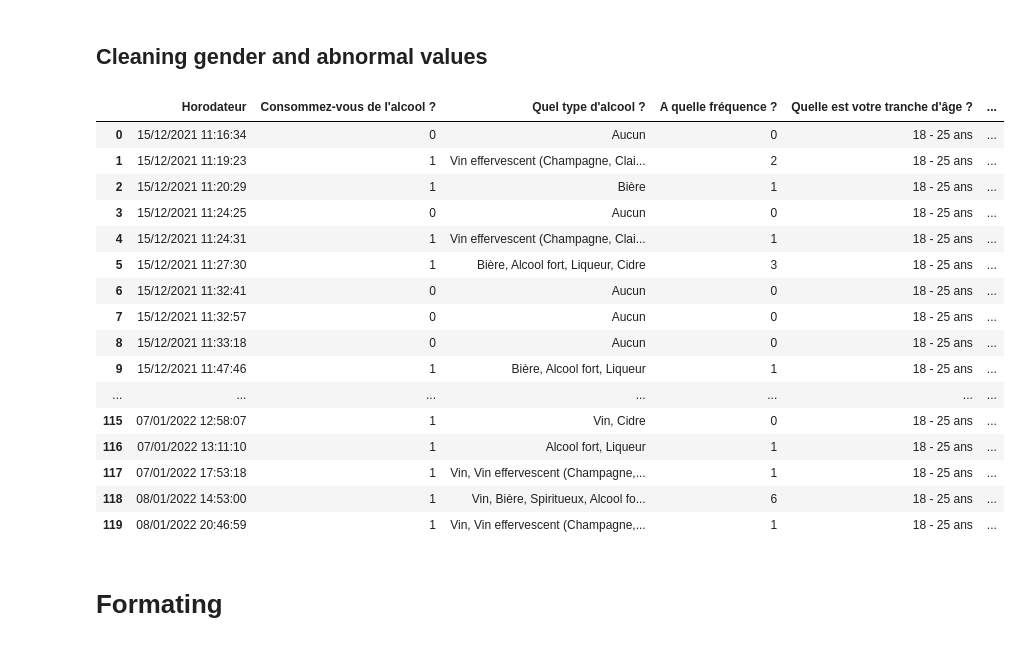
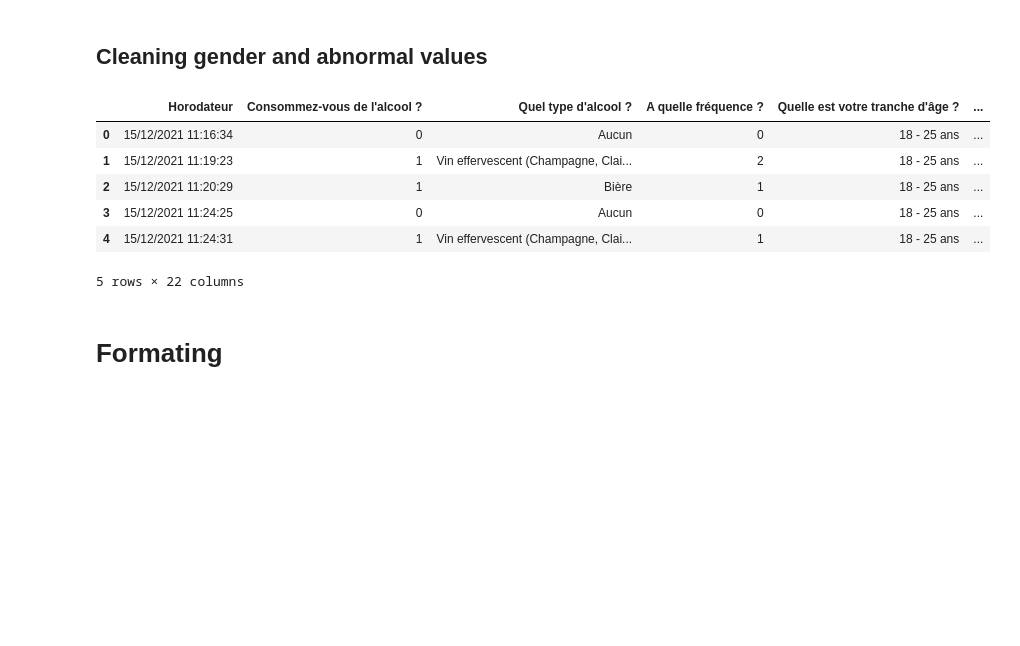
Before and after one commit to MattiasKockum/SegmentationDeClienteleAnalyseDeDonnees, a Jupyter notebook: Analyse.ipynb, the cells around one changed output. Saved outputs shown, nothing was run; the diff lists cells and outputs as text; code cells hidden in the pictures; blank space fills up the shorter version.

```diff
--- a/Analyse.ipynb
+++ b/Analyse.ipynb
@@ -24,9 +27,7 @@ from math import pi
 # Retriving data
 # %%
 df = pd.read_csv("etude_marche_080122.tsv", sep="\t")
-pd.set_option("max_columns", len(df.columns)) # to show all columns
-#pd.set_option("display.max_rows", None) # to show all rows
-df
+df.head()
 # %% [output]
 |  | Horodateur | Consommez-vous de l'alcool ? | Quel type d'alcool ? | A quelle fréquence ? | Quelle est votre tranche d'âge ? | ... |
 | 0 | 15/12/2021 11:16:34 | Non | Aucun | 0 | 18 - 25 ans | ... |
@@ -90,45 +81,35 @@ for col in df.columns:
 categoriesToUpdate = [
     "Etudiant",
     "Employé",
     "Retraité",
     "Dirigeant"
 ]
 for cat in categoriesToUpdate:
     df[colPop] = df[colPop].apply(lambda x : cat+"(e)" if x == cat else x)
 
 df[colPop] = df[colPop].apply(
     lambda x : "Auto-entrepreneur / Auto-entrepreneuse" if x == "Auto-entrepreneur" else x
 )
 
 df[colPop] = df[colPop].apply(lambda x : "Ne souhaites pas préciser" if x == "²" else x)
 
 df[colDev] = df[colDev].apply(lambda x : "Téléphone (iPhone ou Android indifféremment)" if x == 0 else x)
 
 index_val = df[df[colCave] == 1000].index # I doubt this one
 df.drop(index_val, inplace=True)
 
 # Use to remove underaged but seems to be buggy for now
 #df = df[df[colAge] != "- 18 ans (que faîtes-vous ici ?)"]
 
-df
+df.head()
 # %% [output]
 |  | Horodateur | Consommez-vous de l'alcool ? | Quel type d'alcool ? | A quelle fréquence ? | Quelle est votre tranche d'âge ? | ... |
 | 0 | 15/12/2021 11:16:34 | 0 | Aucun | 0 | 18 - 25 ans | ... |
 | 1 | 15/12/2021 11:19:23 | 1 | Vin effervescent (Champagne, Clai... | 2 | 18 - 25 ans | ... |
 | 2 | 15/12/2021 11:20:29 | 1 | Bière | 1 | 18 - 25 ans | ... |
 | 3 | 15/12/2021 11:24:25 | 0 | Aucun | 0 | 18 - 25 ans | ... |
 | 4 | 15/12/2021 11:24:31 | 1 | Vin effervescent (Champagne, Clai... | 1 | 18 - 25 ans | ... |
-| 5 | 15/12/2021 11:27:30 | 1 | Bière, Alcool fort, Liqueur, Cidre | 3 | 18 - 25 ans | ... |
-| 6 | 15/12/2021 11:32:41 | 0 | Aucun | 0 | 18 - 25 ans | ... |
-| 7 | 15/12/2021 11:32:57 | 0 | Aucun | 0 | 18 - 25 ans | ... |
-| 8 | 15/12/2021 11:33:18 | 0 | Aucun | 0 | 18 - 25 ans | ... |
-| 9 | 15/12/2021 11:47:46 | 1 | Bière, Alcool fort, Liqueur | 1 | 18 - 25 ans | ... |
-| ... | ... | ... | ... | ... | ... | ... |
-| 115 | 07/01/2022 12:58:07 | 1 | Vin, Cidre | 0 | 18 - 25 ans | ... |
-| 116 | 07/01/2022 13:11:10 | 1 | Alcool fort, Liqueur | 1 | 18 - 25 ans | ... |
-| 117 | 07/01/2022 17:53:18 | 1 | Vin, Vin effervescent (Champagne,... | 1 | 18 - 25 ans | ... |
-| 118 | 08/01/2022 14:53:00 | 1 | Vin, Bière, Spiritueux, Alcool fo... | 6 | 18 - 25 ans | ... |
-| 119 | 08/01/2022 20:46:59 | 1 | Vin, Vin effervescent (Champagne,... | 1 | 18 - 25 ans | ... |
+5 rows × 22 columns
 # %% [markdown]
 # Formating
 # %% [markdown]
```
Also changed, not shown: parts of 10 cells of this notebook, 21 other files.
